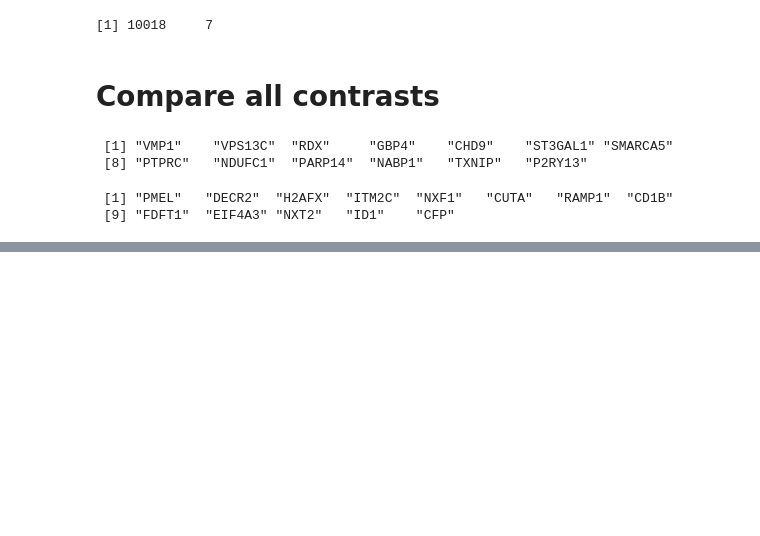
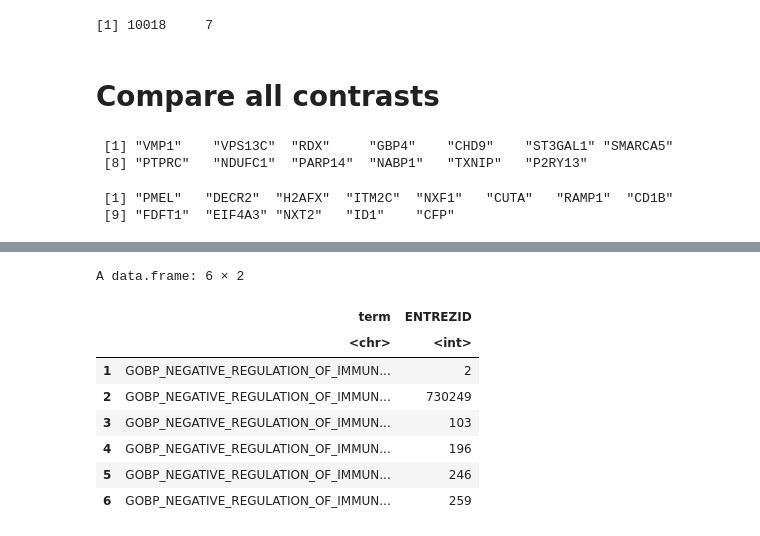
Before and after one commit to tuonglab/Nikita-project, a Jupyter notebook: notebooks/2025-02-12_Pseudo_Cancer_DEGS.ipynb, the cells around one changed output, grey strips where cells are left out. Saved outputs shown, nothing was run; the diff lists cells and outputs as text; code cells hidden in the pictures; blank space fills up the shorter version.

```diff
--- a/notebooks/2025-02-12_Pseudo_Cancer_DEGS.ipynb
+++ b/notebooks/2025-02-12_Pseudo_Cancer_DEGS.ipynb
@@ -456,0 +470,8 @@ write.csv(df_down_genes, "df_down_genes.csv", quote = FALSE, row.names = FALSE)
+# %%
+# Load MSigDB GO BP terms for Homo sapiens
+msig_go_bp <- msigdbr(species = "Homo sapiens", category = "C5", subcategory = "GO:BP")
+# %%
+# Extract the gene sets of interest
+immune_go_terms <- msig_go_bp %>%
+  filter(gs_name %in% c("GOBP_POSITIVE_REGULATION_OF_IMMUNE_RESPONSE",
+                        "GOBP_NEGATIVE_REGULATION_OF_IMMUNE_RESPONSE"))
@@ -456,0 +480,15 @@ write.csv(df_down_genes, "df_down_genes.csv", quote = FALSE, row.names = FALSE)
+# %%
+#extract just the columns of interest
+immune_go_clean <- immune_go_terms_df[, c("gs_name", "entrez_gene")]
+colnames(immune_go_clean) <- c("term", "ENTREZID")
+head(immune_go_clean)
+# %% [output]
+A data.frame: 6 × 2
+|  | term | ENTREZID |
+|  | <chr> | <int> |
+| 1 | GOBP_NEGATIVE_REGULATION_OF_IMMUN... | 2 |
+| 2 | GOBP_NEGATIVE_REGULATION_OF_IMMUN... | 730249 |
+| 3 | GOBP_NEGATIVE_REGULATION_OF_IMMUN... | 103 |
+| 4 | GOBP_NEGATIVE_REGULATION_OF_IMMUN... | 196 |
+| 5 | GOBP_NEGATIVE_REGULATION_OF_IMMUN... | 246 |
+| 6 | GOBP_NEGATIVE_REGULATION_OF_IMMUN... | 259 |
```
Also changed, not shown: parts of 15 cells of this notebook.
